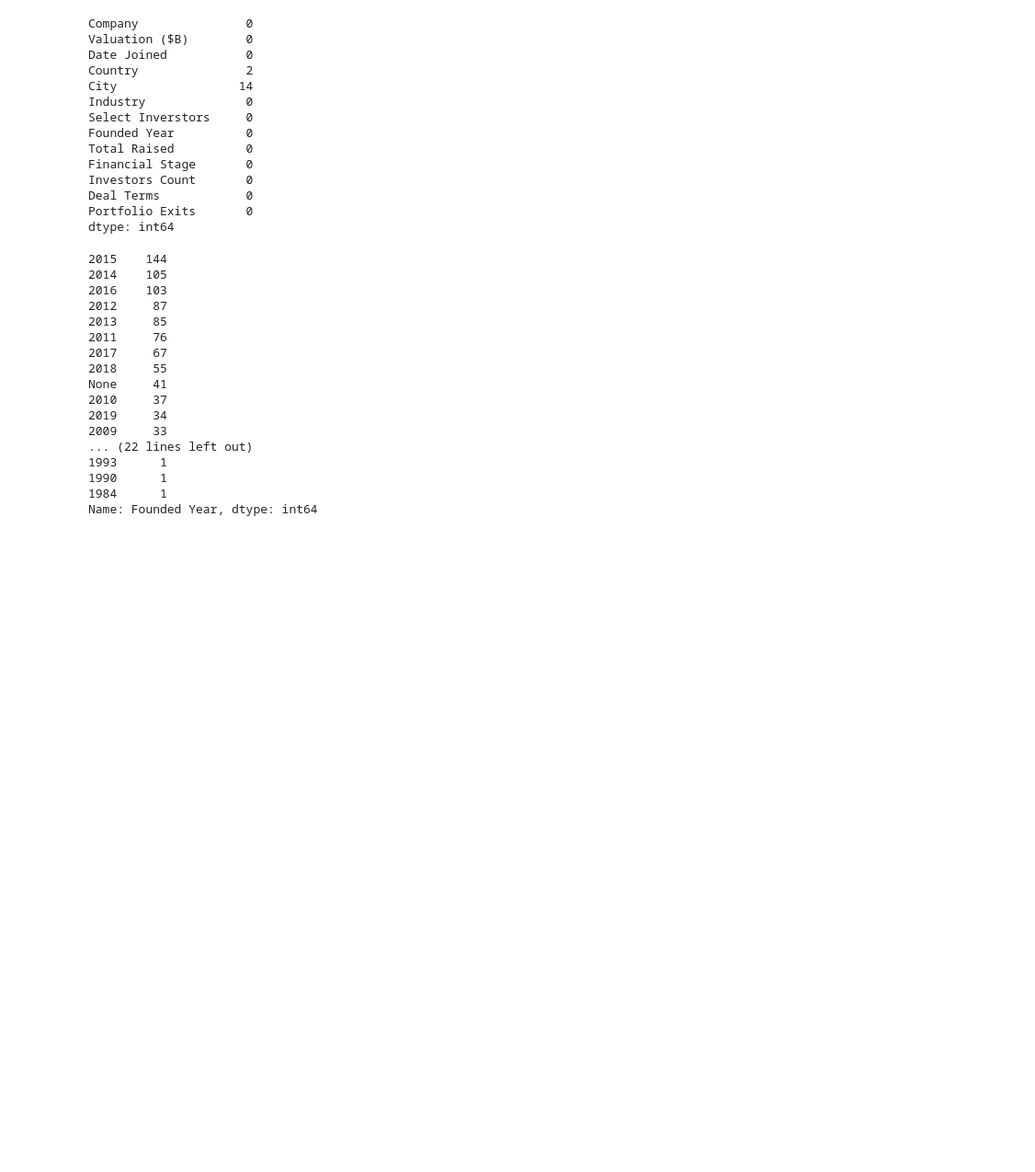
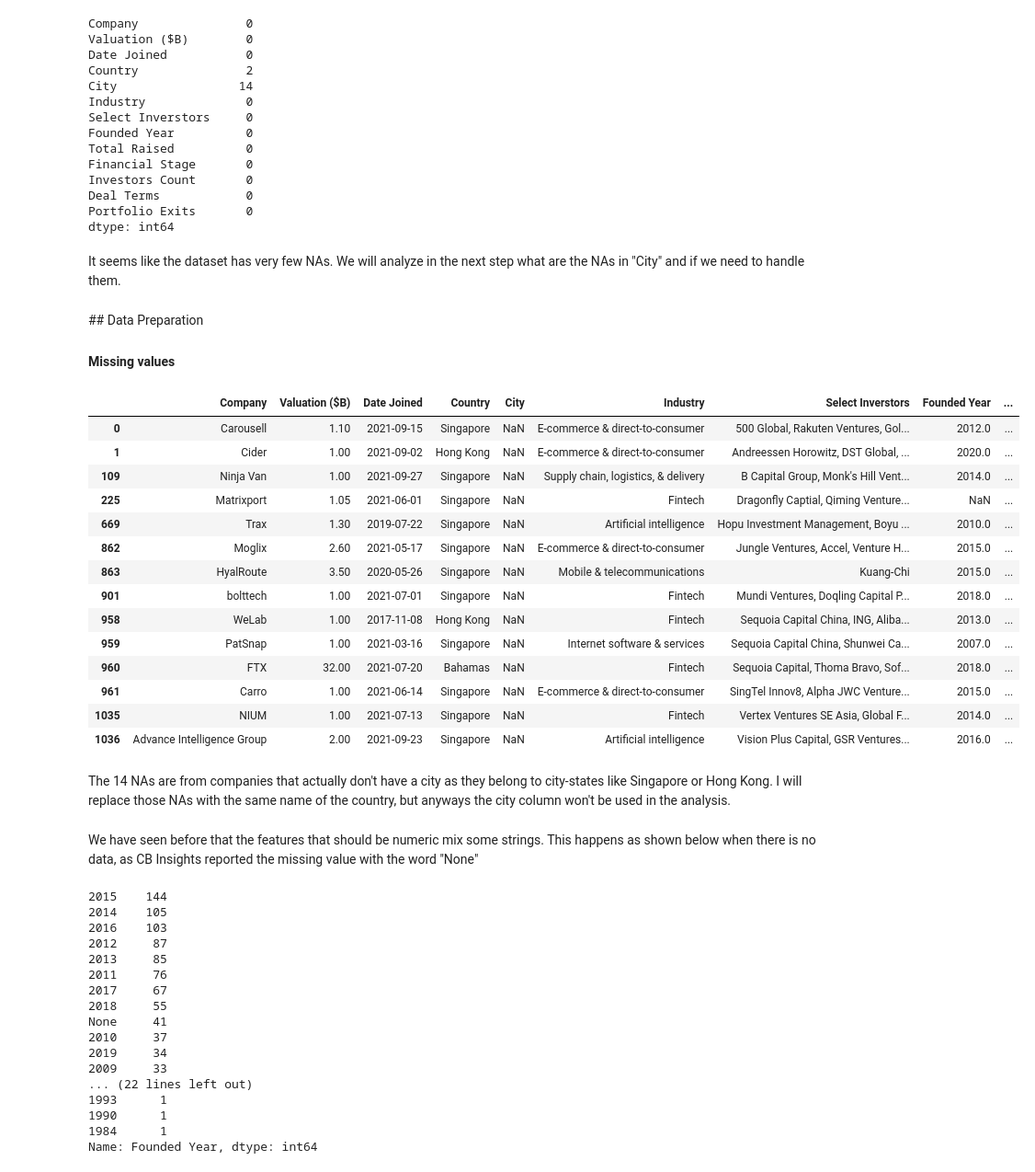
Before and after one commit to juansefm/unicorns-eda, a Jupyter notebook: Unicorns blog.ipynb, the cells around one changed output. Shown at 92% size. Drawn from its saved outputs; the diff is of its cells as text; code cells hidden in the pictures; blank space fills up the shorter version.

```diff
--- a/Unicorns blog.ipynb
+++ b/Unicorns blog.ipynb
@@ -71,3 +96,30 @@ Investors Count       0
 Deal Terms            0
 Portfolio Exits       0
 dtype: int64
+# %% [markdown]
+It seems like the dataset has very few NAs. We will analyze in the next step what are the NAs in "City" and if we need to handle them.
+# %% [markdown]
+## Data Preparation
+
+#### Missing values
+# %%
+# Revise what are the NAs in City
+raw[raw['City'].isna()]
+# %% [output]
+|  | Company | Valuation ($B) | Date Joined | Country | City | Industry | Select Inverstors | Founded Year | ... |
+| 0 | Carousell | 1.10 | 2021-09-15 | Singapore | NaN | E-commerce & direct-to-consumer | 500 Global, Rakuten Ventures, Gol... | 2012.0 | ... |
+| 1 | Cider | 1.00 | 2021-09-02 | Hong Kong | NaN | E-commerce & direct-to-consumer | Andreessen Horowitz, DST Global, ... | 2020.0 | ... |
+| 109 | Ninja Van | 1.00 | 2021-09-27 | Singapore | NaN | Supply chain, logistics, & delivery | B Capital Group, Monk's Hill Vent... | 2014.0 | ... |
+| 225 | Matrixport | 1.05 | 2021-06-01 | Singapore | NaN | Fintech | Dragonfly Captial, Qiming Venture... | NaN | ... |
+| 669 | Trax | 1.30 | 2019-07-22 | Singapore | NaN | Artificial intelligence | Hopu Investment Management, Boyu ... | 2010.0 | ... |
+| 862 | Moglix | 2.60 | 2021-05-17 | Singapore | NaN | E-commerce & direct-to-consumer | Jungle Ventures, Accel, Venture H... | 2015.0 | ... |
+| 863 | HyalRoute | 3.50 | 2020-05-26 | Singapore | NaN | Mobile & telecommunications | Kuang-Chi | 2015.0 | ... |
+| 901 | bolttech | 1.00 | 2021-07-01 | Singapore | NaN | Fintech | Mundi Ventures, Doqling Capital P... | 2018.0 | ... |
+| 958 | WeLab | 1.00 | 2017-11-08 | Hong Kong | NaN | Fintech | Sequoia Capital China, ING, Aliba... | 2013.0 | ... |
+| 959 | PatSnap | 1.00 | 2021-03-16 | Singapore | NaN | Internet software & services | Sequoia Capital China, Shunwei Ca... | 2007.0 | ... |
+| 960 | FTX | 32.00 | 2021-07-20 | Bahamas | NaN | Fintech | Sequoia Capital, Thoma Bravo, Sof... | 2018.0 | ... |
+| 961 | Carro | 1.00 | 2021-06-14 | Singapore | NaN | E-commerce & direct-to-consumer | SingTel Innov8, Alpha JWC Venture... | 2015.0 | ... |
+| 1035 | NIUM | 1.00 | 2021-07-13 | Singapore | NaN | Fintech | Vertex Ventures SE Asia, Global F... | 2014.0 | ... |
+| 1036 | Advance Intelligence Group | 2.00 | 2021-09-23 | Singapore | NaN | Artificial intelligence | Vision Plus Capital, GSR Ventures... | 2016.0 | ... |
+# %% [markdown]
+The 14 NAs are from companies that actually don't have a city as they belong to city-states like Singapore or Hong Kong. I will replace those NAs with the same name of the country, but anyways the city column won't be used in the analysis.
@@ -74,3 +128,5 @@ dtype: int64
+# %% [markdown]
+We have seen before that the features that should be numeric mix some strings. This happens as shown below when there is no data, as CB Insights reported the missing value with the word "None"
 # %%
 raw['Founded Year'].value_counts()#None needs to be parsed as NA
 # %% [output]
```
Also changed, not shown: parts of 66 cells of this notebook.
